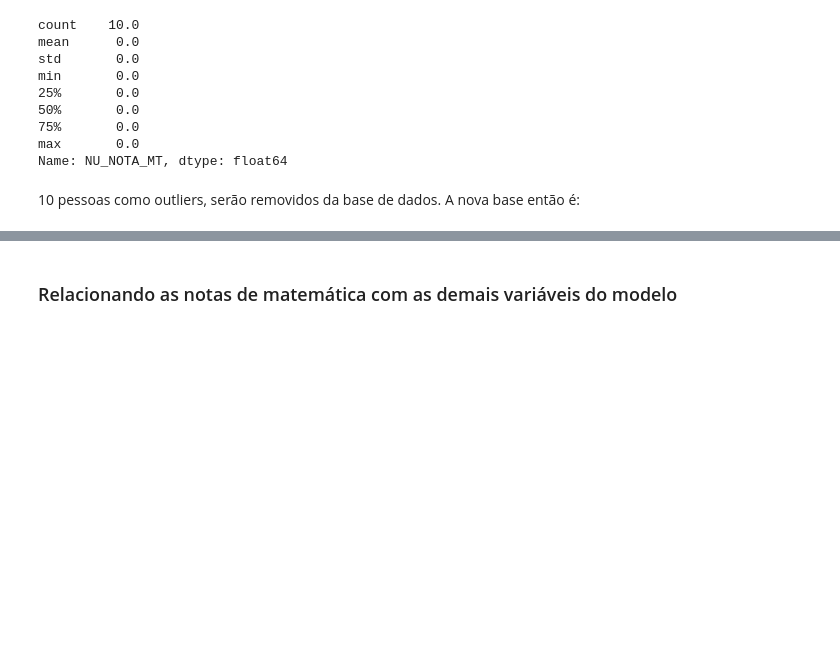
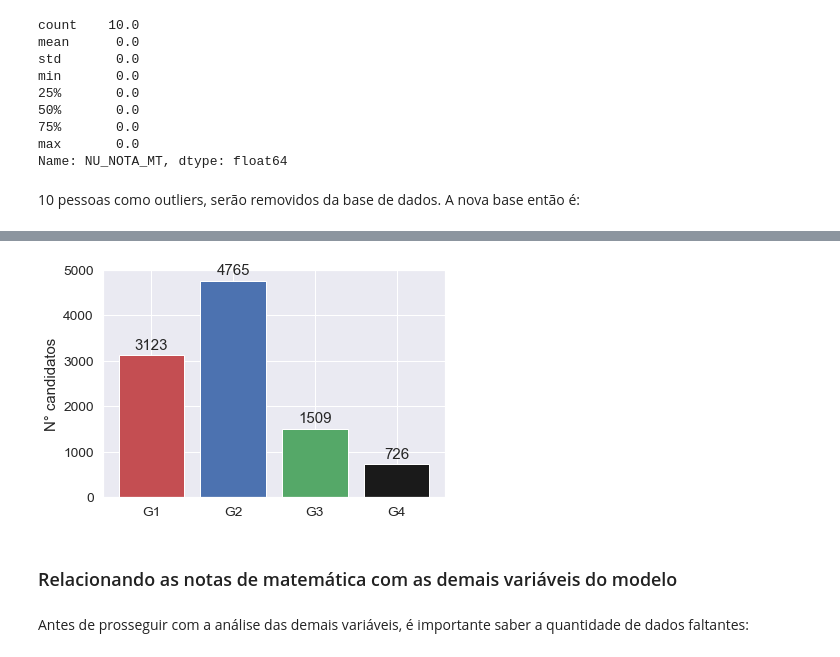
Before and after one commit to hernaneBraga/AceleraDev-Data_Science, a Jupyter notebook: analise_dados_enem2016.ipynb, the cells around one changed output, grey strips where cells are left out. Saved outputs shown, nothing was run; the diff lists cells and outputs as text; code cells hidden in the pictures; blank space fills up the shorter version.

```diff
--- a/analise_dados_enem2016.ipynb
+++ b/analise_dados_enem2016.ipynb
@@ -107,2 +186,30 @@ Kurtosis: 1.044724
+# %%
+conditions = [
+    (df['NU_NOTA_MT'] < 420),
+    (df['NU_NOTA_MT'] >= 420) & (df['NU_NOTA_MT'] < 550),
+    (df['NU_NOTA_MT'] >= 550) & (df['NU_NOTA_MT'] < 650),
+    (df['NU_NOTA_MT'] >= 650)
+    ]
+
+choices = ['G1', 'G2', 'G3', 'G4']
+#choices = [1,2,3,4]
+
+df['grupo'] = np.select(conditions, choices)
+
+# Plot demonstrando cores e grupos
+fig, ax = plt.subplots()
+
+qtde = df.groupby('grupo').count()['NU_INSCRICAO']
+rects1 = ax.bar(qtde.index, qtde.values, color =['r','b','g', 'k'])
+ax.set_ylabel("N° candidatos")
+autolabel(rects1)
+
+
+fig.tight_layout()
+plt.show()
+# %% [output]
+[figure, added]
 # %% [markdown]
 ### Relacionando as notas de matemática com as demais variáveis do modelo
+# %% [markdown]
+Antes de prosseguir com a análise das demais variáveis, é importante saber a quantidade de dados faltantes:
```
Also changed, not shown: parts of 25 cells of this notebook.
